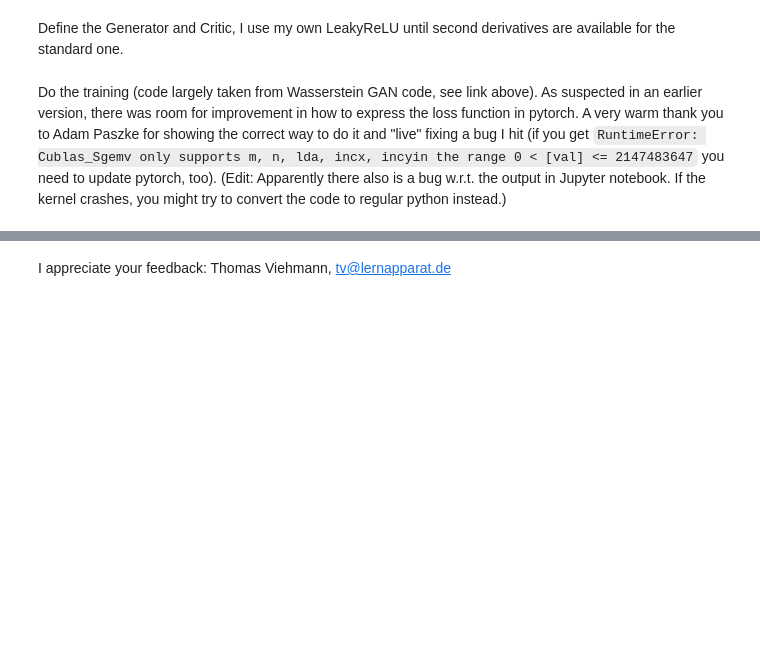
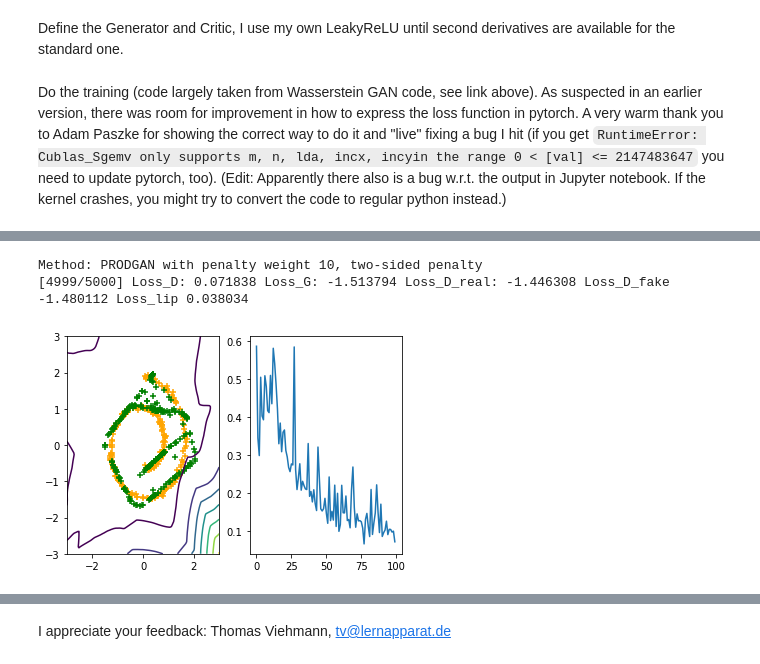
Before and after one commit to t-vi/pytorch-tvmisc, a Jupyter notebook: wasserstein-distance/Improved_Training_of_Wasserstein_GAN.ipynb, the cells around one changed output, grey strips where cells are left out. Drawn from its saved outputs; the diff is of its cells as text; code cells hidden in the pictures; blank space fills up the shorter version.

```diff
--- a/wasserstein-distance/Improved_Training_of_Wasserstein_GAN.ipynb
+++ b/wasserstein-distance/Improved_Training_of_Wasserstein_GAN.ipynb
@@ -412,0 +445,6 @@ Method: 6 with penalty weight 10.0
+# %%
+run_experiment(lipschitz_constraint=6, onesided=False, penalty_weight=10)
+# %% [output]
+Method: PRODGAN with penalty weight 10, two-sided penalty
+[4999/5000] Loss_D: 0.071838 Loss_G: -1.513794 Loss_D_real: -1.446308 Loss_D_fake -1.480112 Loss_lip 0.038034
+[figure, added]
```
Also changed, not shown: parts of 10 cells of this notebook.
